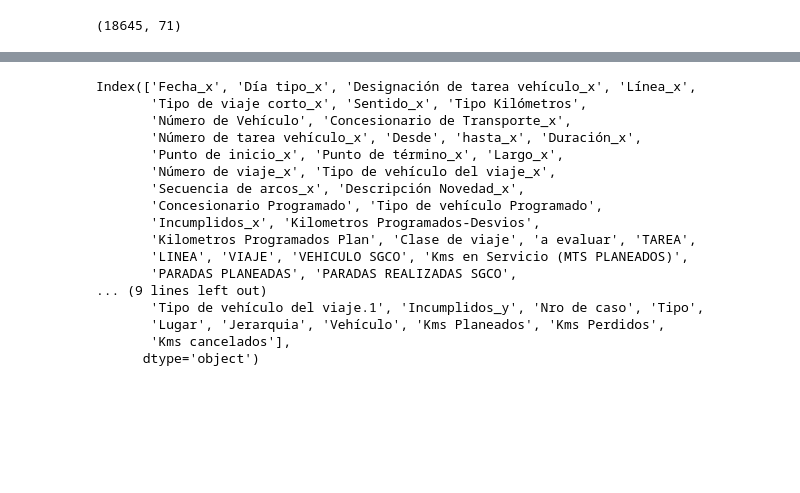
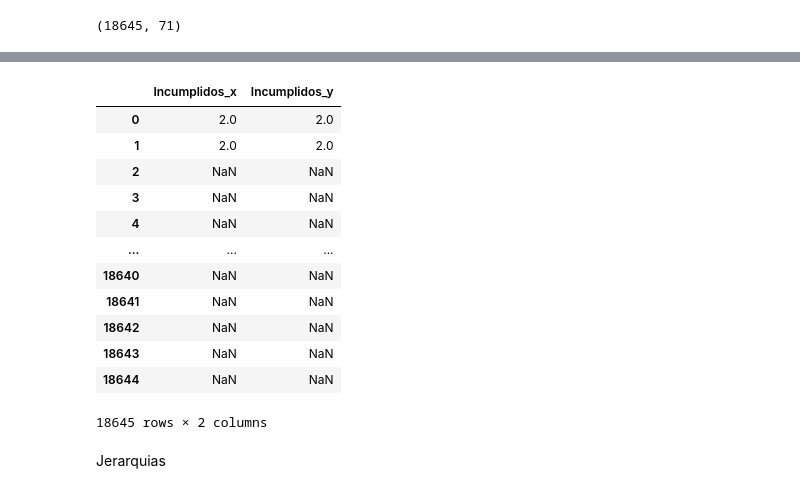
Before and after one commit to williamCastro32/bynm_mergedata, a Jupyter notebook: scripts/Merge.ipynb, the cells around one changed output, grey strips where cells are left out. Saved outputs shown, nothing was run; the diff lists cells and outputs as text; code cells hidden in the pictures; blank space fills up the shorter version.

```diff
--- a/scripts/Merge.ipynb
+++ b/scripts/Merge.ipynb
@@ -132,20 +209,16 @@ merge.head()
-# %%
-print(merge.columns)
-# %% [output]
-Index(['Fecha_x', 'Día tipo_x', 'Designación de tarea vehículo_x', 'Línea_x',
-       'Tipo de viaje corto_x', 'Sentido_x', 'Tipo Kilómetros',
-       'Número de Vehículo', 'Concesionario de Transporte_x',
-       'Número de tarea vehículo_x', 'Desde', 'hasta_x', 'Duración_x',
-       'Punto de inicio_x', 'Punto de término_x', 'Largo_x',
-       'Número de viaje_x', 'Tipo de vehículo del viaje_x',
-       'Secuencia de arcos_x', 'Descripción Novedad_x',
-       'Concesionario Programado', 'Tipo de vehículo Programado',
-       'Incumplidos_x', 'Kilometros Programados-Desvios',
-       'Kilometros Programados Plan', 'Clase de viaje', 'a evaluar', 'TAREA',
-       'LINEA', 'VIAJE', 'VEHICULO SGCO', 'Kms en Servicio (MTS PLANEADOS)',
-       'PARADAS PLANEADAS', 'PARADAS REALIZADAS SGCO',
-... (9 lines left out)
-       'Tipo de vehículo del viaje.1', 'Incumplidos_y', 'Nro de caso', 'Tipo',
-       'Lugar', 'Jerarquia', 'Vehículo', 'Kms Planeados', 'Kms Perdidos',
-       'Kms cancelados'],
-      dtype='object')
+# %%
+merge[['Incumplidos_x', 'Incumplidos_y']]
+# %% [output]
+|  | Incumplidos_x | Incumplidos_y |
+| 0 | 2.0 | 2.0 |
+| 1 | 2.0 | 2.0 |
+| 2 | NaN | NaN |
+| 3 | NaN | NaN |
+| 4 | NaN | NaN |
+| ... | ... | ... |
+| 18640 | NaN | NaN |
+| 18641 | NaN | NaN |
+| 18642 | NaN | NaN |
+| 18643 | NaN | NaN |
+| 18644 | NaN | NaN |
+18645 rows × 2 columns
@@ -151,0 +258,2 @@ Index(['Fecha_x', 'Día tipo_x', 'Designación de tarea vehículo_x', 'Línea_x'
+# %% [markdown]
+Jerarquias
```
Also changed, not shown: parts of 42 cells of this notebook, 1 other file.
